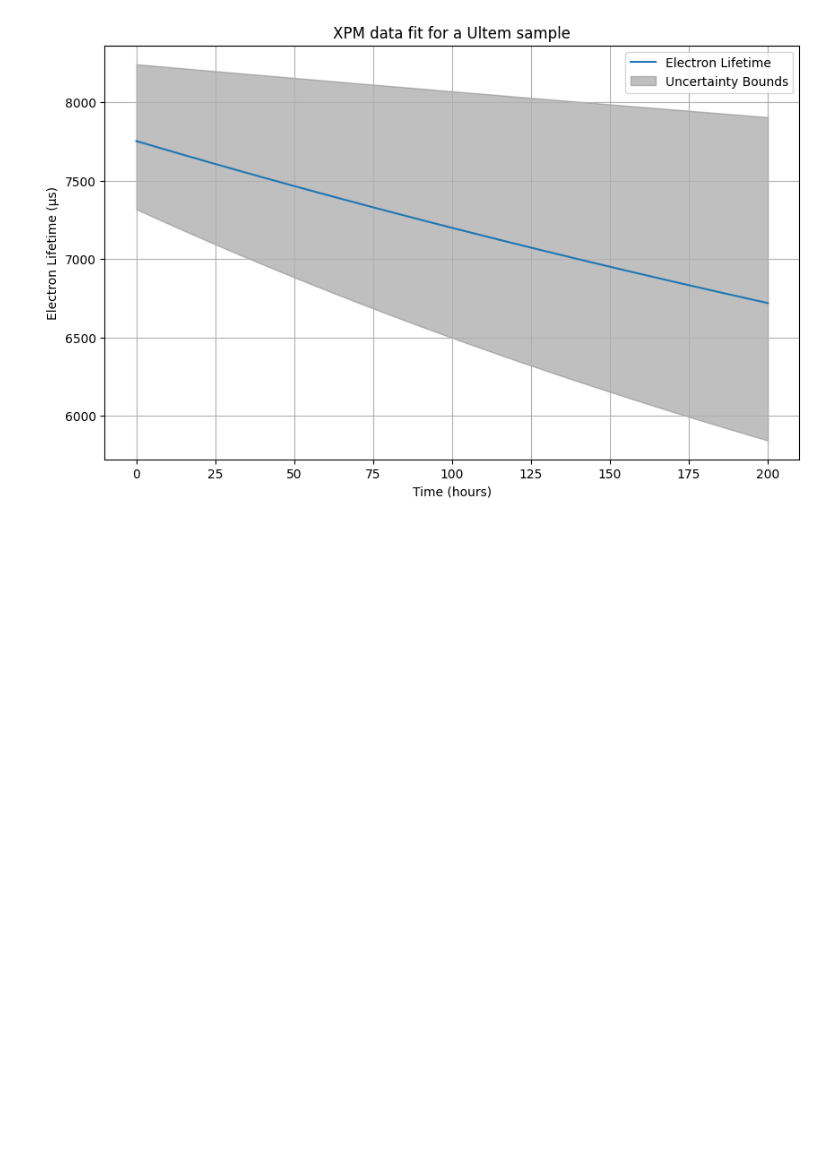
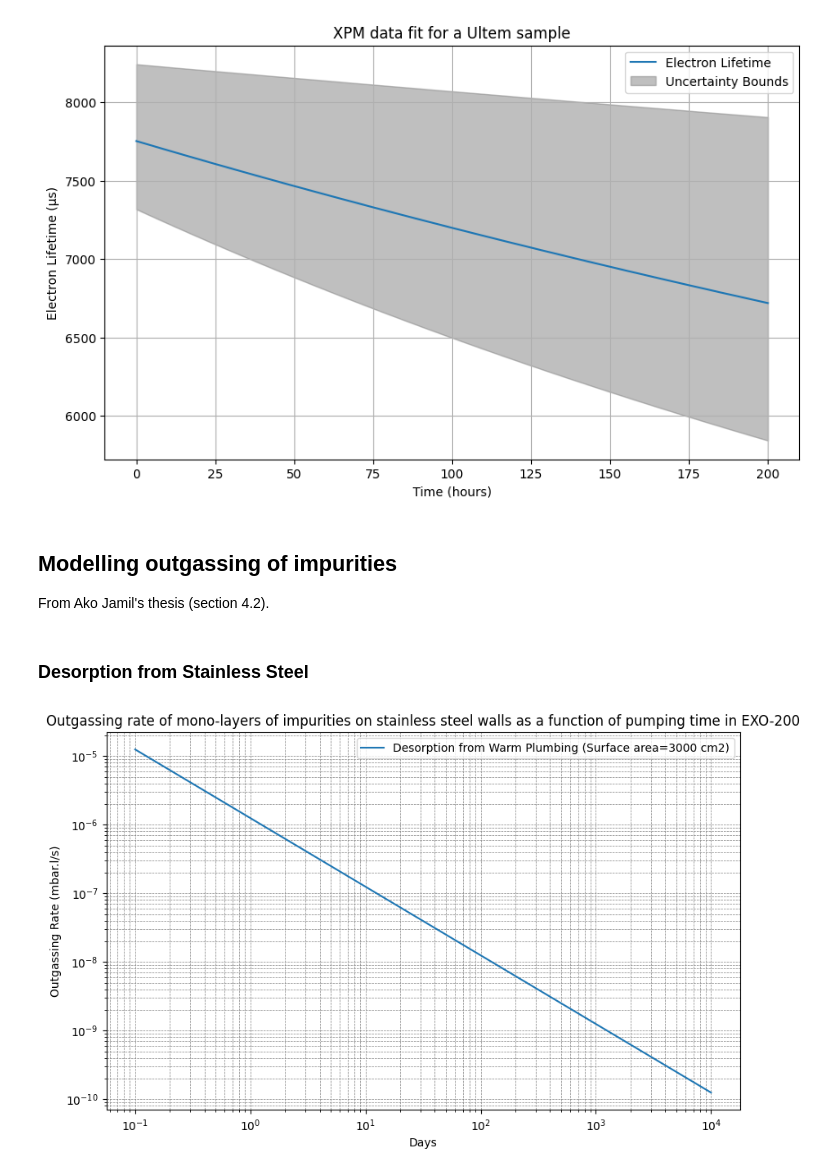
Before and after one commit to antoine-amy/Electronegative_impurities, a Jupyter notebook: Electronegative_impurities_studies.ipynb, the cells around one changed output. Drawn from its saved outputs; the diff is of its cells as text; code cells hidden in the pictures; blank space fills up the shorter version.

```diff
--- a/Electronegative_impurities_studies.ipynb
+++ b/Electronegative_impurities_studies.ipynb
@@ -188,3 +191,38 @@ plt.grid(True)
 plt.show()
 # %% [output]
 [figure]
+# %% [markdown]
+## Modelling outgassing of impurities
+
+From Ako Jamil's thesis (section 4.2).
+# %% [markdown]
+### Desorption from Stainless Steel
+# %%
+# Constant
+tau0=1e-13 # in sec, residence time of an impurity
+area=3000 #in cm2, area of the sample
+J=1e-8 # in mbar.L.s-1.cm-1, outgassing rate of H2O from an unbaked stainless steel surface that has been pumped on for 1h
+t = np.arange(1e-1*24*60*60, (1e4*24*60*60)+1, 60 * 60) # in seconds
+t0=1*60*60 # constant value from Ako Jamil's thesis page 89
+
+# Prepare a plot with a specified figure size
+plt.figure(figsize=(10, 6))
+
+# Calculate outgassing rate
+J_total = J * area * t0/t
+
+# Plotting, while dividing 'seconds' by the number of seconds in a day to convert to days
+plt.plot(t / (24*60*60), J_total, label=f'Desorption from Warm Plumbing (Surface area={area} cm2)')
+
+# Configuring the plot's settings
+plt.title(f'Outgassing rate of mono-layers of impurities on stainless steel walls as a function of pumping time in EXO-200')
+plt.xlabel('Days')
+plt.ylabel('Outgassing Rate (mbar.l/s)')
+plt.yscale('log')
+plt.xscale('log')
+plt.legend()
+plt.grid(which='both', linestyle='--', linewidth='0.5', color='gray')
+
+plt.show()
+# %% [output]
+[figure, added]
```
Also changed, not shown: parts of 17 cells of this notebook, 2 other files.
